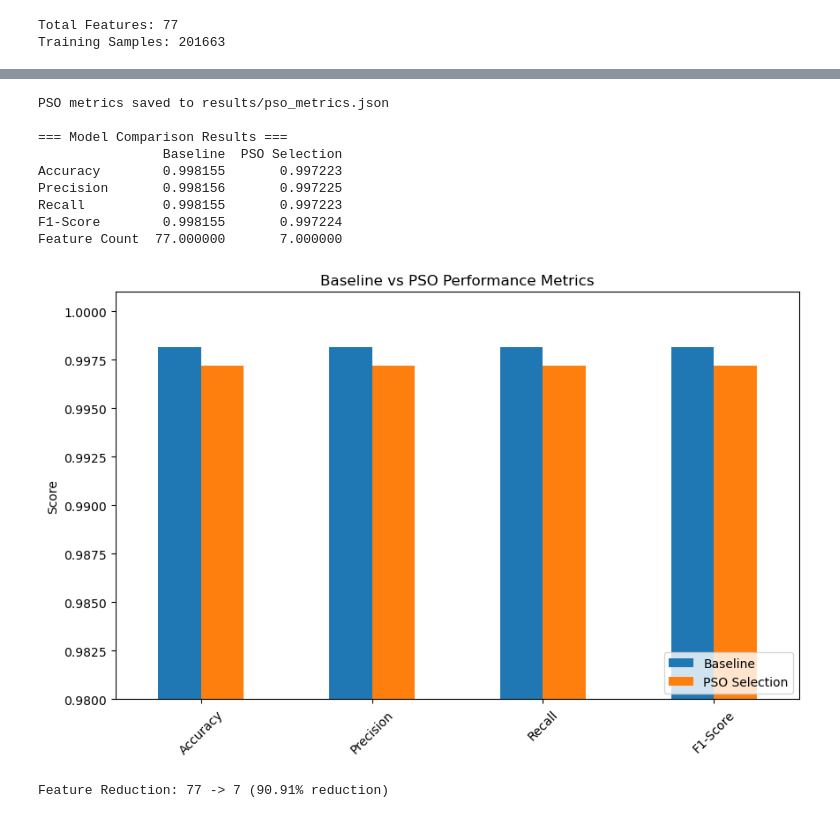
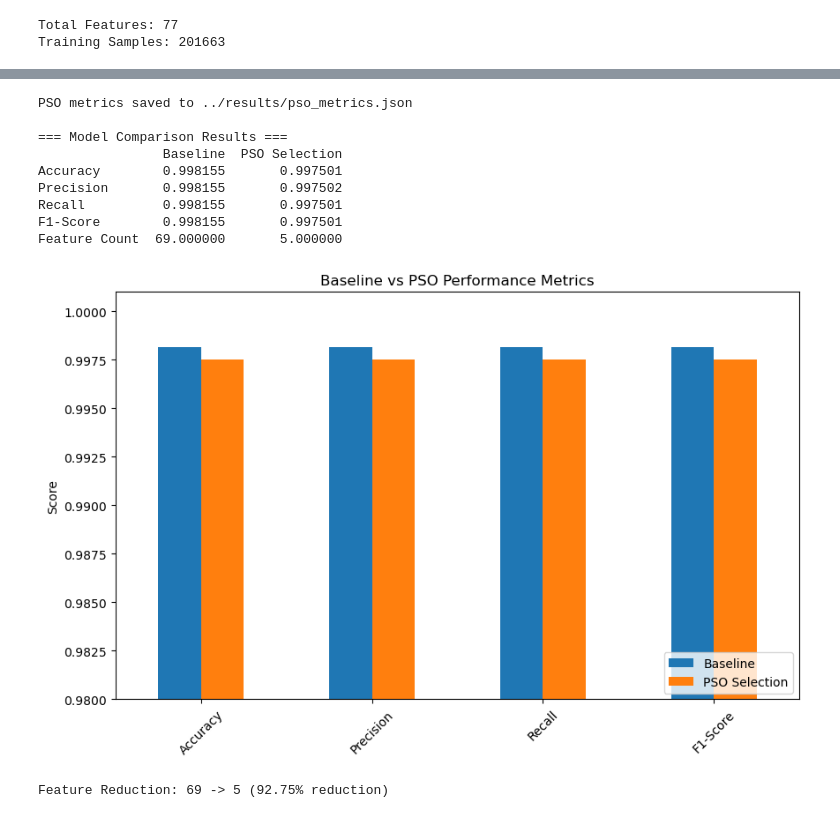
Before and after one commit to VanVan120/Intrusion-Detection-System, a Jupyter notebook: notebooks/4_PSO_FeatureSelection.ipynb, the cells around one changed output, grey strips where cells are left out. Cells and saved outputs as stored; diff of their text form; code cells hidden in the pictures.

```diff
--- a/notebooks/4_PSO_FeatureSelection.ipynb
+++ b/notebooks/4_PSO_FeatureSelection.ipynb
@@ -21,7 +21,7 @@ import warnings
 warnings.filterwarnings("ignore")
 # %%
 # Load Data
-df = pd.read_csv('processed_cicids2017.csv')
+df = pd.read_csv('D:\Study materials\Year 2\Ai Method\Intrusion-Detection-System\Intrusion-Detection-System\data\processed\processed_cicids2017.csv')
 
 # Drop missing values if any
 df.dropna(inplace=True)
@@ -183,7 +221,7 @@ class PSOSelector:
 n_jobs = os.cpu_count()
 print(f"Using {n_jobs} CPU cores for processing.")
 
-pso_selector = PSOSelector(X_train_scaled, y_train, n_particles=20, n_iterations=15, penalty_factor=0.05, n_jobs=n_jobs)
+pso_selector = PSOSelector(X_train_scaled, y_train, n_particles=20, n_iterations=100, penalty_factor=0.05, n_jobs=n_jobs)
 
 best_cost, best_pos, cost_history = pso_selector.run()
 # %% [output]
@@ -309,7 +348,7 @@ Runtime (s): 170.384860
 
 # 1. Load Baseline Metrics from JSON
 try:
-    with open('results/baseline_metrics.json', 'r') as f:
+    with open('../results/baseline_metrics.json', 'r') as f:
         baseline_metrics = json.load(f)
 except FileNotFoundError:
     print("Warning: baseline_metrics.json not found. Using default placeholder values.")
@@ -335,42 +374,42 @@ pso_metrics = {
 }
 
 # --- SAVE PSO METRICS to JSON ---
-pso_metrics_path = 'results/pso_metrics.json'
+pso_metrics_path = '../results/pso_metrics.json'
 with open(pso_metrics_path, 'w') as f:
     json.dump(pso_metrics, f, indent=4)
 print(f"PSO metrics saved to {pso_metrics_path}")
 
 # 3. Create Comparison Table
 metrics_keys = ['Accuracy', 'Precision', 'Recall', 'F1-Score', 'Feature Count']
 baseline_filtered = {k: baseline_metrics.get(k, 0) for k in metrics_keys}
 pso_filtered = {k: pso_metrics.get(k, 0) for k in metrics_keys}
 
 results_df = pd.DataFrame([baseline_filtered, pso_filtered], index=['Baseline', 'PSO Selection'])
 print("\n=== Model Comparison Results ===")
 print(results_df.T)
 
 # 4. Visualization
 results_without_count = results_df.drop('Feature Count', axis=1)
 results_without_count.T.plot(kind='bar', figsize=(10, 6))
 plt.title('Baseline vs PSO Performance Metrics')
 plt.ylabel('Score')
 plt.ylim(0.98, 1.001)
 plt.xticks(rotation=45)
 plt.legend(loc='lower right')
 plt.show()
 
 # Print Reduction
 reduction = ((baseline_metrics['Feature Count'] - pso_metrics['Feature Count']) / baseline_metrics['Feature Count']) * 100
 print(f"\nFeature Reduction: {baseline_metrics['Feature Count']} -> {pso_metrics['Feature Count']} ({reduction:.2f}% reduction)")
 # %% [output]
-PSO metrics saved to results/pso_metrics.json
+PSO metrics saved to ../results/pso_metrics.json
 
 === Model Comparison Results ===
                 Baseline  PSO Selection
-Accuracy        0.998155       0.997223
-Precision       0.998156       0.997225
-Recall          0.998155       0.997223
-F1-Score        0.998155       0.997224
-Feature Count  77.000000       7.000000
+Accuracy        0.998155       0.997501
+Precision       0.998155       0.997502
+Recall          0.998155       0.997501
+F1-Score        0.998155       0.997501
+Feature Count  69.000000       5.000000
-[figure, old version]
+[figure, new version]
-Feature Reduction: 77 -> 7 (90.91% reduction)
+Feature Reduction: 69 -> 5 (92.75% reduction)
```
Also changed, not shown: parts of 4 cells of this notebook, 22 other files.
